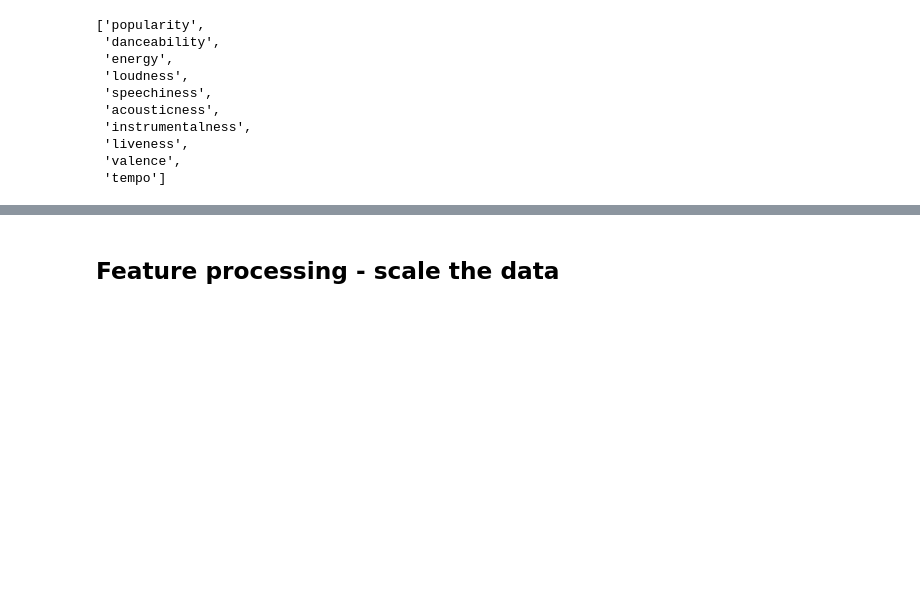
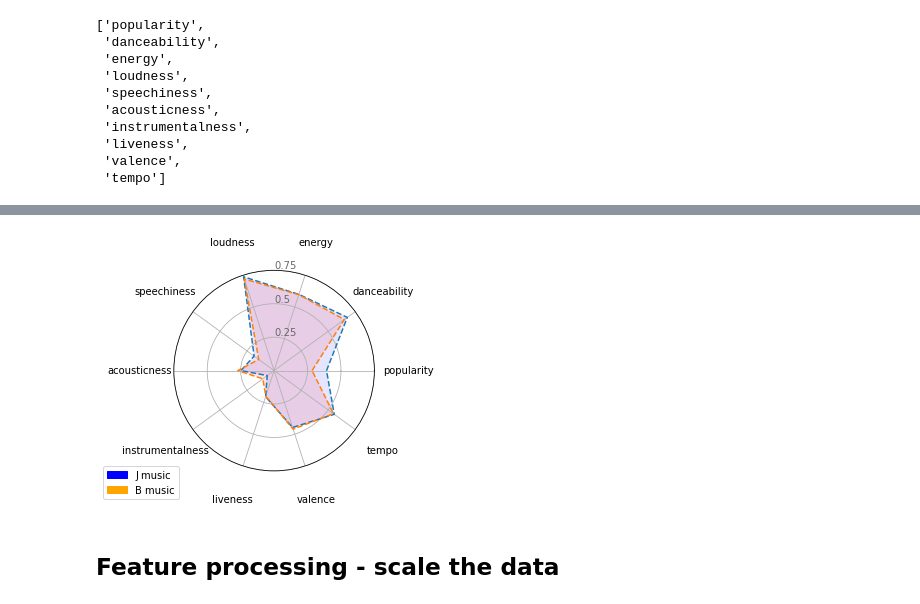
Before and after one commit to osirjeremy/spotify_analysis, a Jupyter notebook: analysis_top_tracks.ipynb, the cells around one changed output, grey strips where cells are left out. Cells and saved outputs as stored; diff of their text form; code cells hidden in the pictures; blank space fills up the shorter version.

Commit message:
add radar chart comparing my music to Bs

```diff
--- a/analysis_top_tracks.ipynb
+++ b/analysis_top_tracks.ipynb
@@ -275,13 +284,14 @@ Index(['popularity', 'danceability', 'energy', 'loudness', 'speechiness',
 # %%
-# For interpretability, scale the feature values using standard scaler
-# using standard scaler since it is more robust to outliers
+# For interpretability, scale the feature values using MinMax Scaler (min = 0, max = 1)
 
+#create df for each of our fav songs that we will scale
 df_j_scaled = df_j
+df_b_scaled  = df_b
+
 
 scaler = MinMaxScaler()
 
 # transform numerical features that we will use in our models -- focus on just musical attributes
 df_j_scaled[['popularity','danceability', 'energy','loudness', 'speechiness', 'acousticness', 'instrumentalness', 'liveness', 'valence', 'tempo']] = scaler.fit_transform(df_j_scaled[['popularity', 'danceability', 'energy','loudness', 'speechiness', 'acousticness', 'instrumentalness', 'liveness', 'valence', 'tempo']])
 
-
-df_j_scaled.head()
+df_b_scaled[['popularity','danceability', 'energy','loudness', 'speechiness', 'acousticness', 'instrumentalness', 'liveness', 'valence', 'tempo']] = scaler.fit_transform(df_b_scaled[['popularity', 'danceability', 'energy','loudness', 'speechiness', 'acousticness', 'instrumentalness', 'liveness', 'valence', 'tempo']])
@@ -308,7 +323,10 @@ df_j_scaled.describe()
 # %%
-# Calculate the mean value of my song attributes
+# Calculate the mean value of each of our song attributes and store in a series object
 means_j = df_j_scaled.mean()
-print(means_j)
+print(means_j, "\n")
+
+means_b = df_b_scaled.mean()
+print(means_b)
 # %% [output]
 popularity         0.392
 danceability       0.677
@@ -402,3 +363,77 @@ j_values = []
+# %%
+# --------- Create background for spider plot
+
+# create an object that stores the number of variables we are visualizing
+N = len(params)
+
+# What will be the angle of each axis in the plot? (we divide the plot / number of variable)
+angles = [n / float(N) * 2 * pi for n in range(N)]
+angles += angles[:1]
+
+# Initialise the spider plot
+ax = plt.subplot(111, polar=True)
+#plt.rcParams['figure.facecolor'] = 'white'
+
+ax.set_facecolor("white")
+
+# If you want the first axis to be on top:
+#ax.set_theta_offset(pi / 2)
+#ax.set_theta_direction(-1)
+
+
+
+# Draw one axe per variable + add labels
+plt.xticks(angles[:-1], params, color='black', size=10)
+
+# Draw ylabels
+ax.set_rlabel_position(90)
+plt.yticks([0.25,0.50,0.75], ["0.25","0.5","0.75"], color="dimgray", size=10)
+plt.ylim(0,0.75)
+
+
+
+# ------- Add each individual plot
+
+#-- J's plot
+
+# We are going to plot the first line of the data frame.
+# But we need to repeat the first value to close the circular graph:
+values= list(means_j.values)
+values += values[:1] # appends the first value to the end of the list
+
+#Plot data
+ax.plot(angles, values, linewidth=1.5, linestyle='dashed', label = "J")
+# Fill area
+ax.fill(angles, values, 'blue', alpha=0.1)
+
+
+#-- B's Plot
+values = list(means_b.values)
+values += values[:1] # append the first value to the list to close the loop
+#Plot data
+ax.plot(angles, values, linewidth=1.5, linestyle='dashed', label = "B")
+# Fill area
+ax.fill(angles, values, 'red', alpha=0.1)
+
+
+# Add legend
+blue_patch = mpatches.Patch(color='blue', label='J music')
+red_patch = mpatches.Patch(color='orange', label = 'B music')
+plt.legend(loc = "upper right",
+           handles=[blue_patch, red_patch], bbox_to_anchor=(0.05, 0.05))
+
+# buffer for axis labels
+ax.tick_params(pad=24)
+
+# adjust size of plot
+plt.tight_layout()
+# save the radar plot
+plt.savefig("./radar_chart_BvJ", dpi = 200)
+
+# Show the graph
+#plt.show()
+# %% [output]
+[figure, added]
 # %% [markdown]
 ## Feature processing - scale the data
 # %%
```
Also changed, not shown: parts of 10 cells of this notebook, 1 other file.
